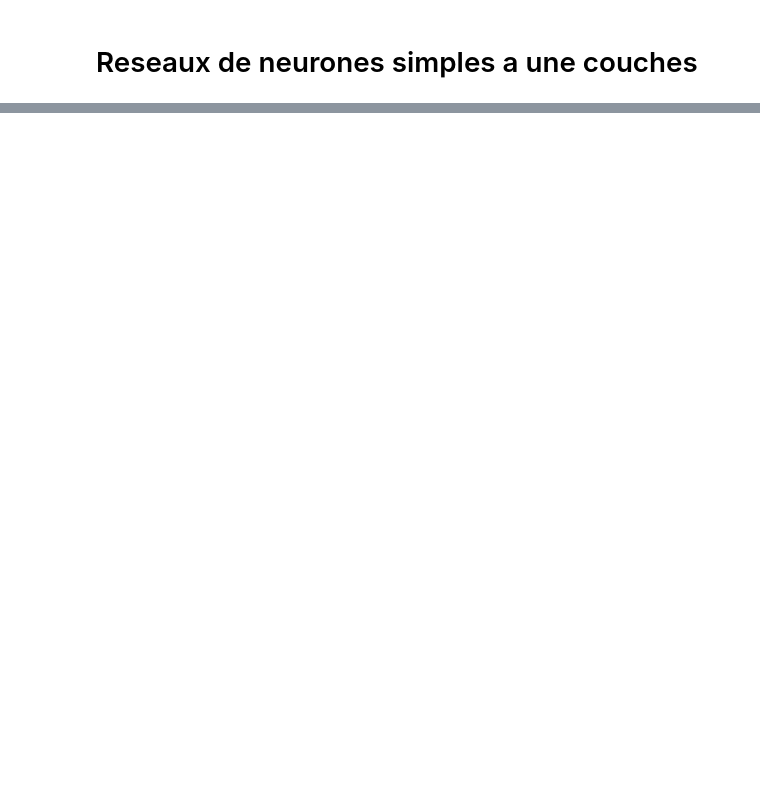
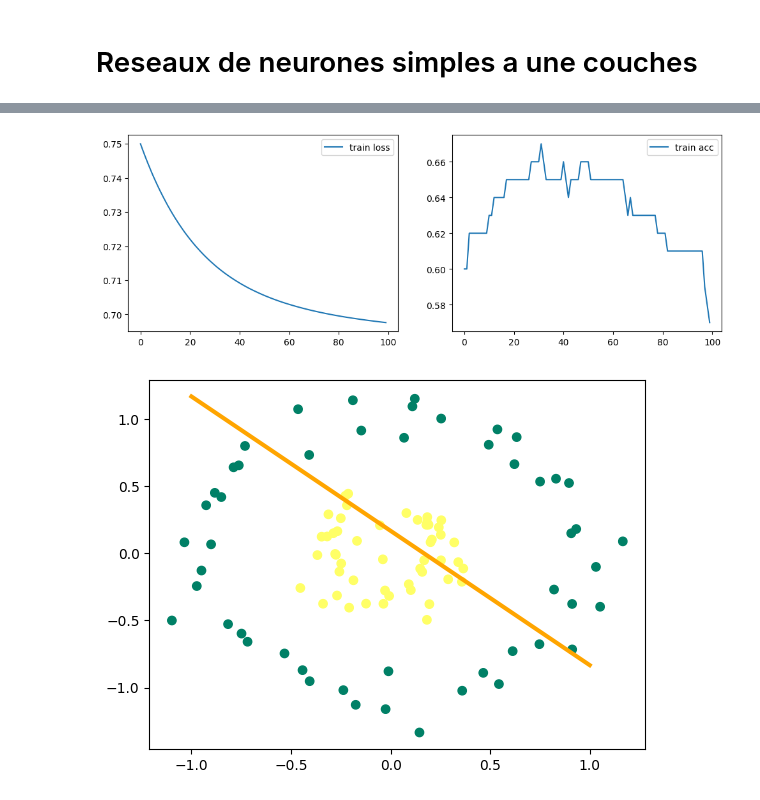
Before and after one commit to OMARterf/Reseaux_de_neurones_a_une-couches, a Jupyter notebook: reseaux_de_neurones_a_une_couches.ipynb, the cells around one changed output, grey strips where cells are left out. Drawn from its saved outputs; the diff is of its cells as text; code cells hidden in the pictures; blank space fills up the shorter version.

```diff
--- a/reseaux_de_neurones_a_une_couches.ipynb
+++ b/reseaux_de_neurones_a_une_couches.ipynb
@@ -137,0 +252,10 @@ def neurale_network(X_train,y_train,n1,n_inter=1000,learning_rate=0.1):
+# %%
+W,b = neurone_artificiel1(X.T,y.T,learning_rate=0.01, n_inter=1000)
+x0 = np.linspace(-1,1,100)
+x1 = -(b+W[1]*x0)/W[1]
+plt.scatter(X.T[:,0],X.T[:,1],label='dataset', c=y.T, cmap='summer')
+plt.plot(x0,x1,c='orange',lw=3)
+plt.show()
+# %% [output]
+[figure, added]
+[figure, added]
```
Also changed, not shown: parts of 13 cells of this notebook.
